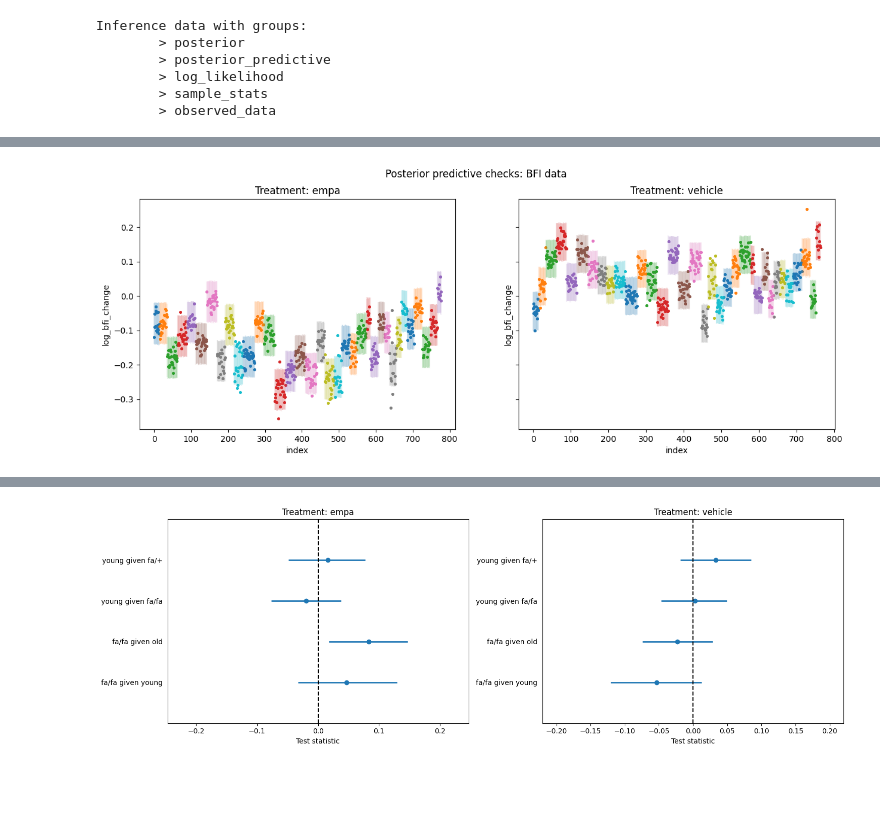
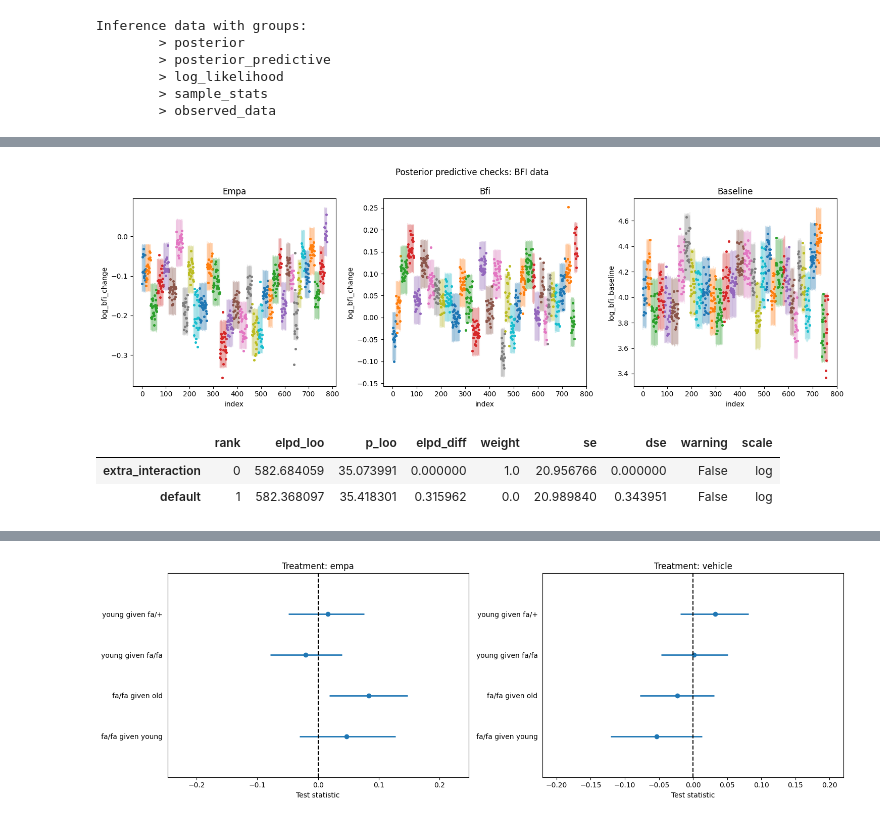
Before and after one commit to teddygroves/kidney, a Jupyter notebook: notebooks/analyse fits.ipynb, the cells around one changed output, grey strips where cells are left out. Cells and saved outputs as stored; diff of their text form; code cells hidden in the pictures; blank space fills up the shorter version.

Commit message:
Add baseline analyses

```diff
--- a/notebooks/analyse fits.ipynb
+++ b/notebooks/analyse fits.ipynb
@@ -37,8 +36,11 @@ shape: (9, 15)
 | "75%" | 589.0 | null | null | null | null | 18.0 | null | 68.218925 | 6.059395 | ... |
 | "max" | 825.0 | "20241030b" | "fa/fa" | "Young" | "M" | 33.0 | "Vehicle" | 102.490929 | 20.555809 | ... |
 # %%
-idata_bfi_empa = az.from_netcdf(RESULTS_DIR / "idata_bfi_empa_log.nc")
-idata_bfi_vehicle = az.from_netcdf(RESULTS_DIR / "idata_bfi_vehicle_log.nc")
+idata_bfi_empa = az.from_netcdf(RESULTS_DIR / "idata_bfi_empa.nc")
+idata_bfi_vehicle = az.from_netcdf(RESULTS_DIR / "idata_bfi_vehicle.nc")
+idata_bfi_baseline = az.from_netcdf(RESULTS_DIR / "idata_bfi_baseline.nc")
+idata_bfi_baseline_extra_interaction = az.from_netcdf(RESULTS_DIR / "idata_bfi_baseline_extra_interaction.nc")
+
 idata_bfi_empa
 # %% [output]
 Inference data with groups:
@@ -74,14 +104,29 @@ az.summary(idata_bfi_vehicle, var_names=["~mu", "~1|rat"])
 # %%
-f, axes = plt.subplots(1, 2, figsize=[15, 5], sharey=True)
-axes[0] = plot_ppc(axes[0], idata_bfi_empa, msts_bfi_empa, ycol="log_bfi_change", groupcol="rat")
-axes[0].set_title("Treatment: empa");
-axes[0].get_legend().remove()
-
-axes[1] = plot_ppc(axes[1], idata_bfi_vehicle, msts_bfi_vehicle, ycol="log_bfi_change", groupcol="rat")
-axes[1].set_title("Treatment: vehicle");
-axes[1].get_legend().remove()
+f, axes = plt.subplots(1, 3, figsize=[15, 5], sharey=False)
+for ax, idata, name, msts, ycol, in zip(
+    axes,
+    (idata_bfi_empa, idata_bfi_vehicle, idata_bfi_baseline_extra_interaction),
+    ("empa", "bfi", "baseline"),
+    (msts_bfi_empa, msts_bfi_vehicle, msts_bfi_vehicle),
+    ("log_bfi_change", "log_bfi_change", "log_bfi_baseline"),
+):
+    ax = plot_ppc(ax, idata, msts, ycol=ycol, groupcol="rat")
+    ax.set_title(name.capitalize());
+    ax.get_legend().remove()
 
 f.suptitle("Posterior predictive checks: BFI data");
+f.tight_layout()
 f.savefig(PLOT_DIR / "ppc_bfi.png", bbox_inches="tight", dpi=200)
 # %% [output]
-[figure, old version]
+[figure, new version]
+# %%
+az.compare(
+    {
+        "default": idata_bfi_baseline,
+        "extra_interaction": idata_bfi_baseline_extra_interaction
+    }
+)
+# %% [output]
+|  | rank | elpd_loo | p_loo | elpd_diff | weight | se | dse | warning | scale |
+| extra_interaction | 0 | 582.684059 | 35.073991 | 0.000000 | 1.0 | 20.956766 | 0.000000 | False | log |
+| default | 1 | 582.368097 | 35.418301 | 0.315962 | 0.0 | 20.989840 | 0.343951 | False | log |
```
Also changed, not shown: parts of 22 cells of this notebook, 10 other files.
